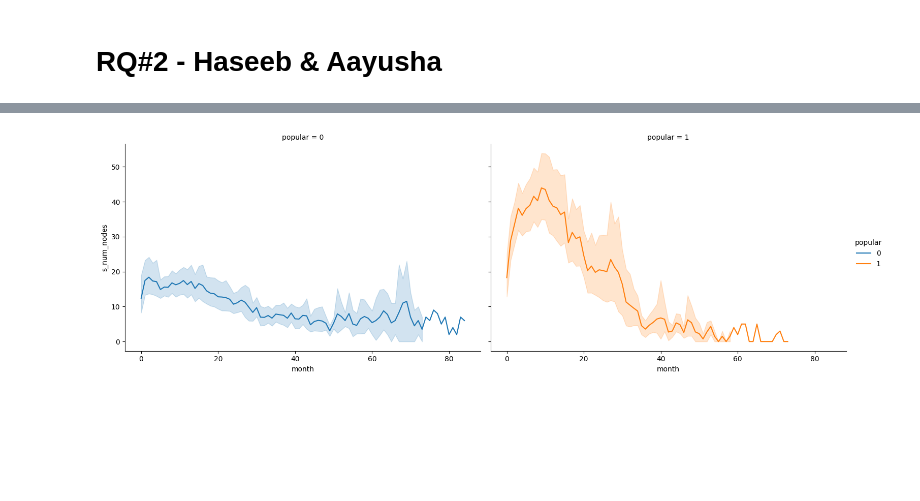
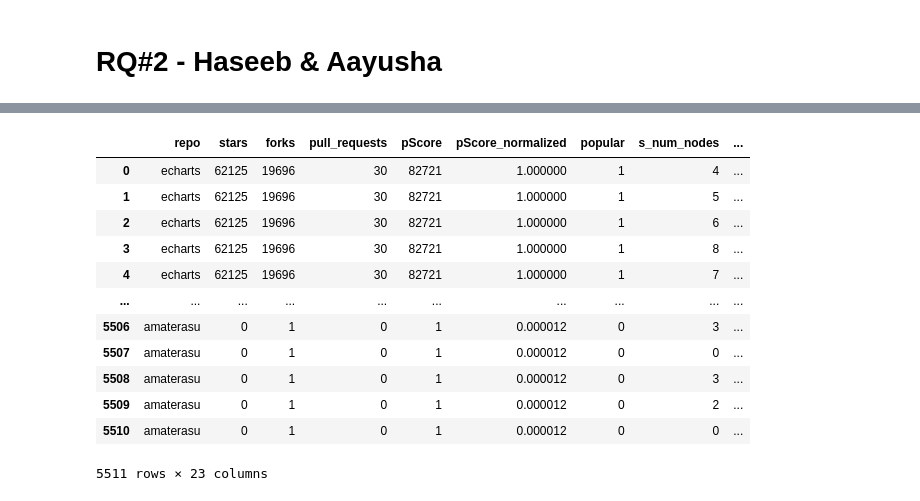
Before and after one commit to haseebshaik00/SEProject-Team4-The-Popularity-Paradigm, a Jupyter notebook: #RQ2(new).ipynb, the cells around one changed output, grey strips where cells are left out. Saved outputs shown, nothing was run; the diff lists cells and outputs as text; code cells hidden in the pictures; blank space fills up the shorter version.

```diff
--- a/#RQ2(new).ipynb
+++ b/#RQ2(new).ipynb
@@ -32,10 +3,22 @@ plt.show()
-# %%
-g = sns.FacetGrid(df, col="popular", hue="popular", height=5, aspect=1.5)
-g.map_dataframe(sns.lineplot, x="month", y="s_num_nodes")
-g.add_legend()
-plt.show()
-# %% [output]
-[figure, removed]
+# %%
+import pandas as pd
+
+df = pd.read_csv('./datasets/final-dataset.csv')
+display(df)
+# %% [output]
+|  | repo | stars | forks | pull_requests | pScore | pScore_normalized | popular | s_num_nodes | ... |
+| 0 | echarts | 62125 | 19696 | 30 | 82721 | 1.000000 | 1 | 4 | ... |
+| 1 | echarts | 62125 | 19696 | 30 | 82721 | 1.000000 | 1 | 5 | ... |
+| 2 | echarts | 62125 | 19696 | 30 | 82721 | 1.000000 | 1 | 6 | ... |
+| 3 | echarts | 62125 | 19696 | 30 | 82721 | 1.000000 | 1 | 8 | ... |
+| 4 | echarts | 62125 | 19696 | 30 | 82721 | 1.000000 | 1 | 7 | ... |
+| ... | ... | ... | ... | ... | ... | ... | ... | ... | ... |
+| 5506 | amaterasu | 0 | 1 | 0 | 1 | 0.000012 | 0 | 3 | ... |
+| 5507 | amaterasu | 0 | 1 | 0 | 1 | 0.000012 | 0 | 0 | ... |
+| 5508 | amaterasu | 0 | 1 | 0 | 1 | 0.000012 | 0 | 3 | ... |
+| 5509 | amaterasu | 0 | 1 | 0 | 1 | 0.000012 | 0 | 2 | ... |
+| 5510 | amaterasu | 0 | 1 | 0 | 1 | 0.000012 | 0 | 0 | ... |
+5511 rows × 23 columns
 # %%
 import matplotlib.pyplot as plt
 import seaborn as sns
```
Also changed, not shown: parts of 8 cells of this notebook, 11 other files.
